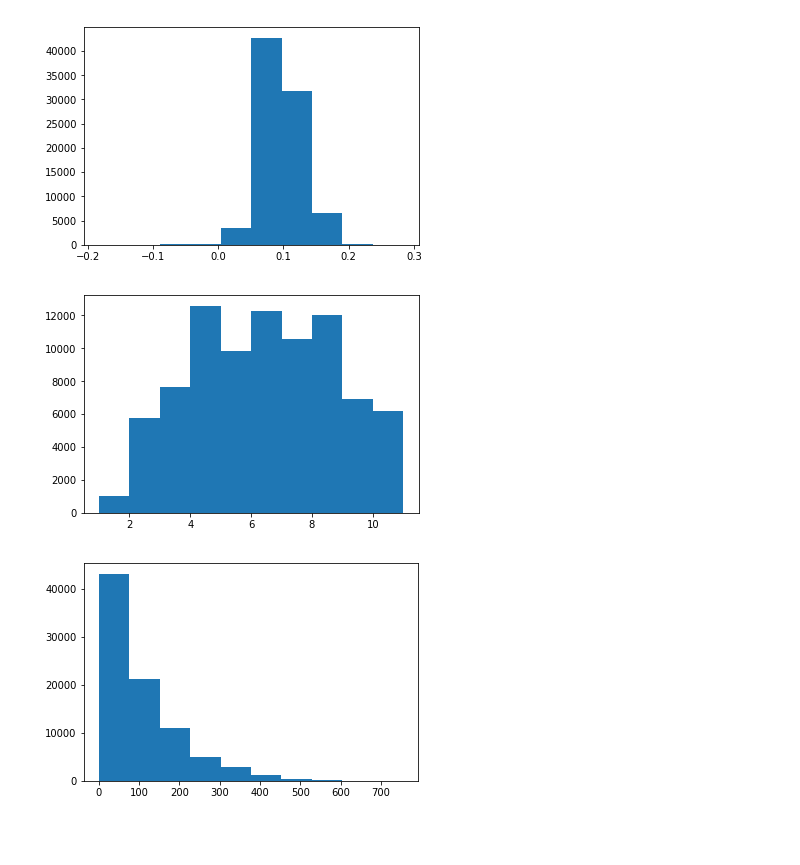
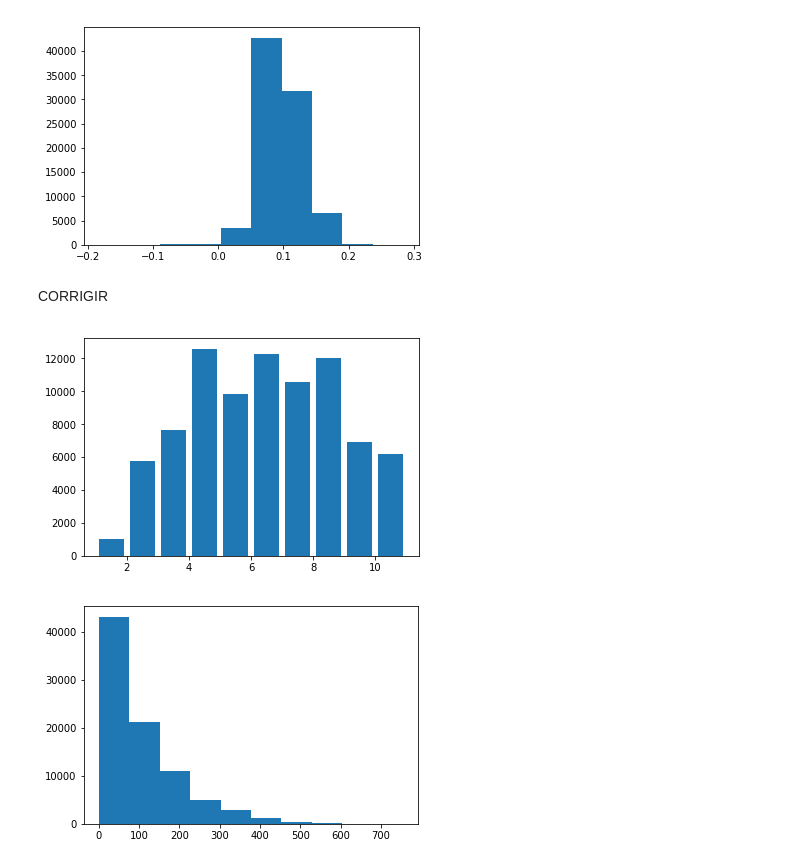
Before and after one commit to suefenali/data_analysis_nanodegree, a Jupyter notebook: project_5/exploration.ipynb, the cells around one changed output. Cells and saved outputs as stored; diff of their text form; code cells hidden in the pictures; blank space fills up the shorter version.

```diff
--- a/project_5/exploration.ipynb
+++ b/project_5/exploration.ipynb
@@ -267,10 +267,12 @@ plt.hist(data=loan, x='EstimatedLoss');
 plt.hist(data=loan, x='EstimatedReturn');
 # %% [output]
 [figure]
+# %% [markdown]
+CORRIGIR
 # %%
-plt.hist(data=loan, x='ProsperScore');
+plt.hist(data=loan, x='ProsperScore', rwidth=0.8);
 # %% [output]
-[figure, old version]
+[figure, new version]
 # %%
 plt.hist(data=loan, x='EmploymentStatusDuration');
 # %% [output]
```
Also changed, not shown: parts of 9 cells of this notebook.
